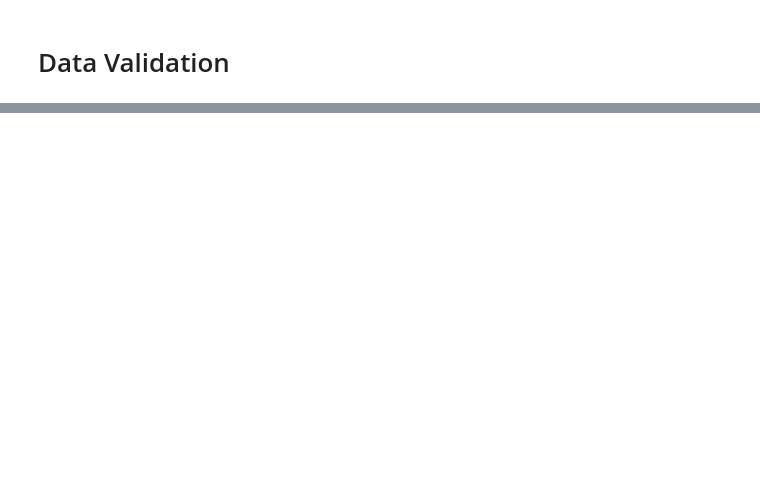
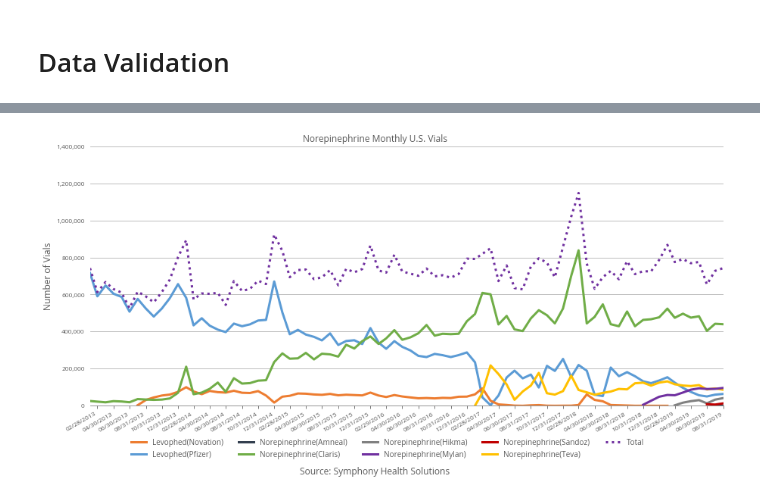
Before and after one commit to rwhughes91/drug_curves, a Jupyter notebook: drug_curves/norepinephrine/norepinephrine_drug_curve.ipynb, the cells around one changed output, grey strips where cells are left out. Cells and saved outputs as stored; diff of their text form; code cells hidden in the pictures; blank space fills up the shorter version.

```diff
--- a/drug_curves/norepinephrine/norepinephrine_drug_curve.ipynb
+++ b/drug_curves/norepinephrine/norepinephrine_drug_curve.ipynb
@@ -74,12 +110,12 @@ ax.invert_xaxis()
 # %% [markdown]
 # Data Validation
-# %%
-# creating several independent dataframes for data validation
-frames = {}
-
-# get unique sequence of first level names
-keys = pd.Series(raw_data.columns.levels[0]).unique()
-
-# create seperate dfs for each of the unique level names
-for key in keys:
-    frames[key] = raw_data.loc[:, key].copy()
+# %%
+# These assertions check that we are capturing the entire drug volume (we breakout by manuf.)
+assert (raw_data.loc[:, ("Total Market", "Institutional Pack Units", DRUGS[0])]\
+== raw_data.loc[:, (DRUGS[0], "Institutional Pack Units", slice(None))].sum(axis=1)).all()
+
+assert (raw_data.loc[:, ("Total Market", "Institutional Pack Units", DRUGS[1])]\
+== raw_data.loc[:, (DRUGS[1], "Institutional Pack Units", slice(None))].sum(axis=1)).all()
+
+# Replacing negative numbers with 0s
+raw_data.mask(raw_data < 0, 0, inplace=True)
@@ -85,0 +214,71 @@ for key in keys:
+# %%
+volume = calculated_df.pivot_table(index="Date", columns=["Drug", "Manufacturer"], values=UNITS["volume"])
+volume["Total"] = volume.sum(axis=1)
+
+# Setting up figure and axes
+fig = plt.figure(figsize=(15, 7))
+ax = fig.add_subplot(1, 1, 1)
+
+# Plotting the data
+# Need to make dynamic
+levo_p = volume[("Levophed Bitartrate", "Pfizer")]
+nor_h = volume[("Norepinephrine Bitartrate", "Hikma")]
+levo_n = volume[("Levophed Bitartrate", "Novation")]
+nor_a = volume[("Norepinephrine Bitartrate", "Amneal")]
+nor_c = volume[("Norepinephrine Bitartrate", "Claris")]
+nor_s = volume[("Norepinephrine Bitartrate", "Sandoz")]
+nor_t = volume[("Norepinephrine Bitartrate", "Teva")]
+total = volume["Total"]
+nor_m = volume[("Norepinephrine Bitartrate", "Mylan")]
+
+ax.plot(levo_p, c=adj_color_map["blue"], label="Levophed(Pfizer)")
+ax.plot(nor_h, c=adj_color_map["grey"], label="Norepinephrine(Hikma)")
+ax.plot(levo_n, c=adj_color_map["orange"], label="Levophed(Novation)")
+ax.plot(nor_a, c=adj_color_map["blue-grey"], label="Norepinephrine(Amneal)")
+ax.plot(nor_c, c=adj_color_map["green"], label="Norepinephrine(Claris)")
+ax.plot(nor_s, c=adj_color_map["red"], label="Norepinephrine(Sandoz)")
+ax.plot(nor_t, c=adj_color_map["yellow"], label="Norepinephrine(Teva)")
+ax.plot(total, c=adj_color_map["purple"], ls="dotted", label="Total")
+ax.plot(nor_m, c=adj_color_map["purple"], label="Norepinephrine(Mylan)")
+
+# Formatting the y axis
+ax.set_ylim(0, 1400000)
+ax.yaxis.set_major_formatter(FuncFormatter(format_fn_volume))
+ax.yaxis.grid(True)
+
+# Formatting the x axis
+ax.set_xticks(list(total.index)[::-2])
+ax.set_xlim([total.index[0], total.index[-1]])
+years_fmt = mdates.DateFormatter("%m/%d/%Y")
+ax.xaxis.set_major_formatter(years_fmt)
+
+# Removing spines and ticks (where necessary)
+ax.spines["top"].set_visible(False)
+ax.spines["left"].set_visible(False)
+ax.spines["right"].set_visible(False)
+
+# Adding labels and titles
+ax.tick_params(left=False)
+ax.set_title("Norepinephrine Monthly U.S. Vials", size="large", position=(.45,1))
+ax.set_xlabel("Source: Symphony Health Solutions", labelpad=45, position=(.45,1), size="medium")
+ax.set_ylabel("Number of Vials", size="large")
+
+# Reducing axis font and setting x spine color
+ax.tick_params(axis='x', labelsize="small")
+ax.tick_params(axis='y', labelsize="small")
+ax.spines["bottom"].set_color('grey')
+
+# Formatting the date labels
+fig.autofmt_xdate()
+
+# Organizing the legend
+handles, labels = ax.get_legend_handles_labels()
+h = sorted(zip(handles, labels), key=operator.itemgetter(1))
+handles2, labels2 = zip(*h)
+
+# Plotting the legend
+ax.legend(handles2, labels2, loc="upper center", ncol=5, bbox_to_anchor=(.47,-0.10), frameon=False)
+
+plt.show()
+# %% [output]
+[figure, added]
```
Also changed, not shown: parts of 14 cells of this notebook, 5 other files.
